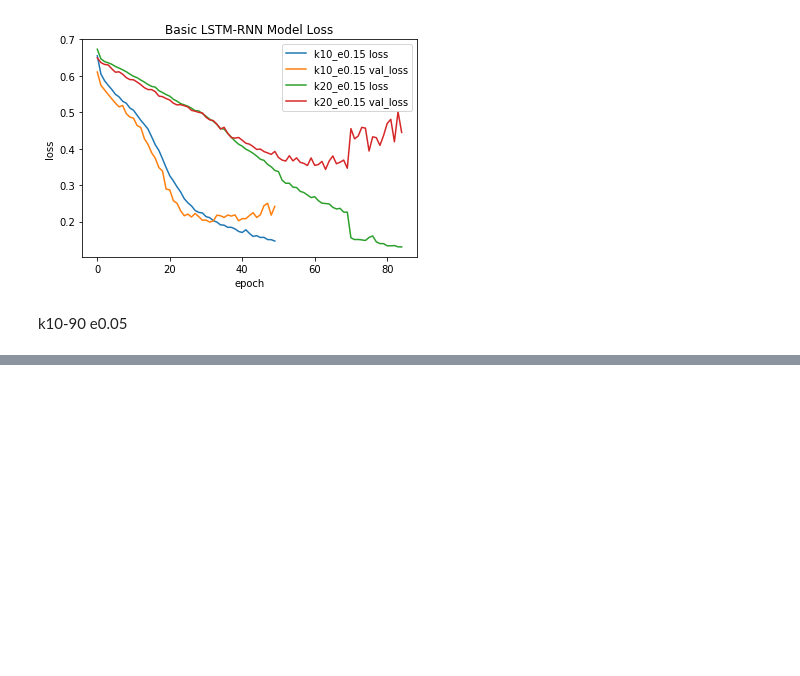
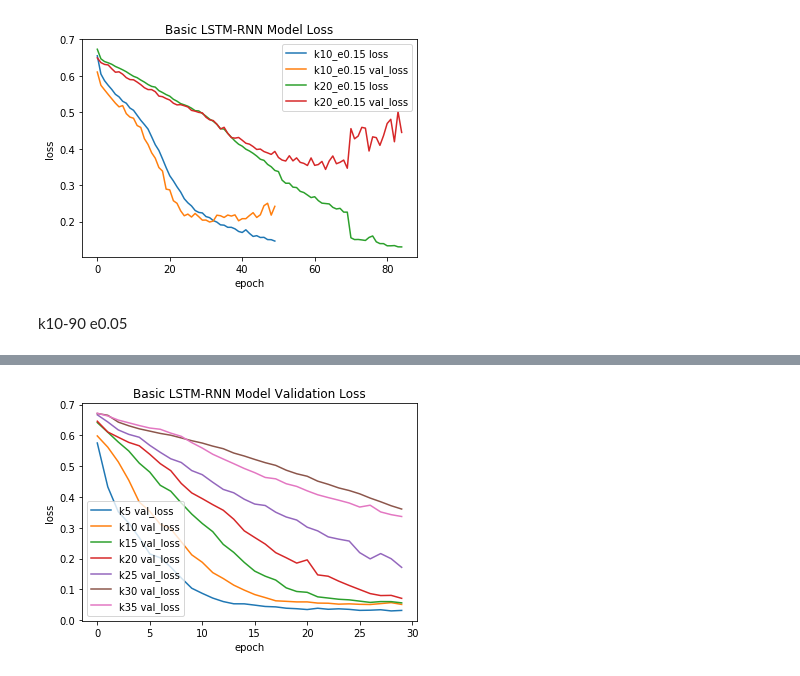
Before and after one commit to Gan-Tu/radioML, a Jupyter notebook: notebooks/ecc-v5.ipynb, the cells around one changed output, grey strips where cells are left out. Cells and saved outputs as stored; diff of their text form; code cells hidden in the pictures; blank space fills up the shorter version.

```diff
--- a/notebooks/ecc-v5.ipynb
+++ b/notebooks/ecc-v5.ipynb
@@ -1358,0 +1359,14 @@ plt.show()
+# %%
+for name, exp in experiment_results3.items():
+    history = exp["history"]
+    if type(history) != dict:
+        history = history.history
+    plt.plot(history['val_loss'], label="{0} val_loss".format(name))
+
+plt.title('Basic LSTM-RNN Model Validation Loss')
+plt.xlabel('epoch')
+plt.ylabel('loss')
+plt.legend()
+plt.show()
+# %% [output]
+[figure, added]
```
Also changed, not shown: parts of 8 cells of this notebook.
